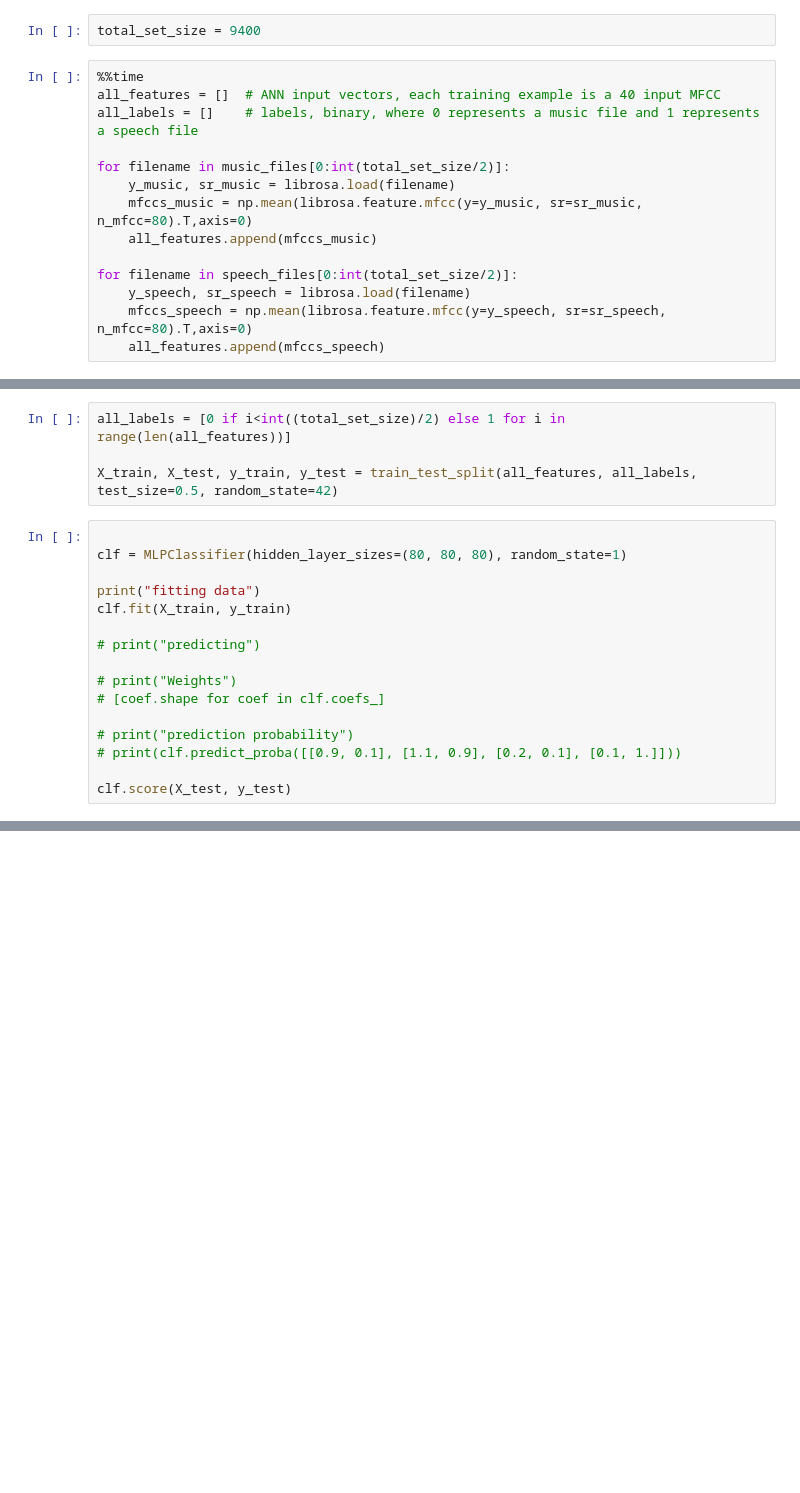
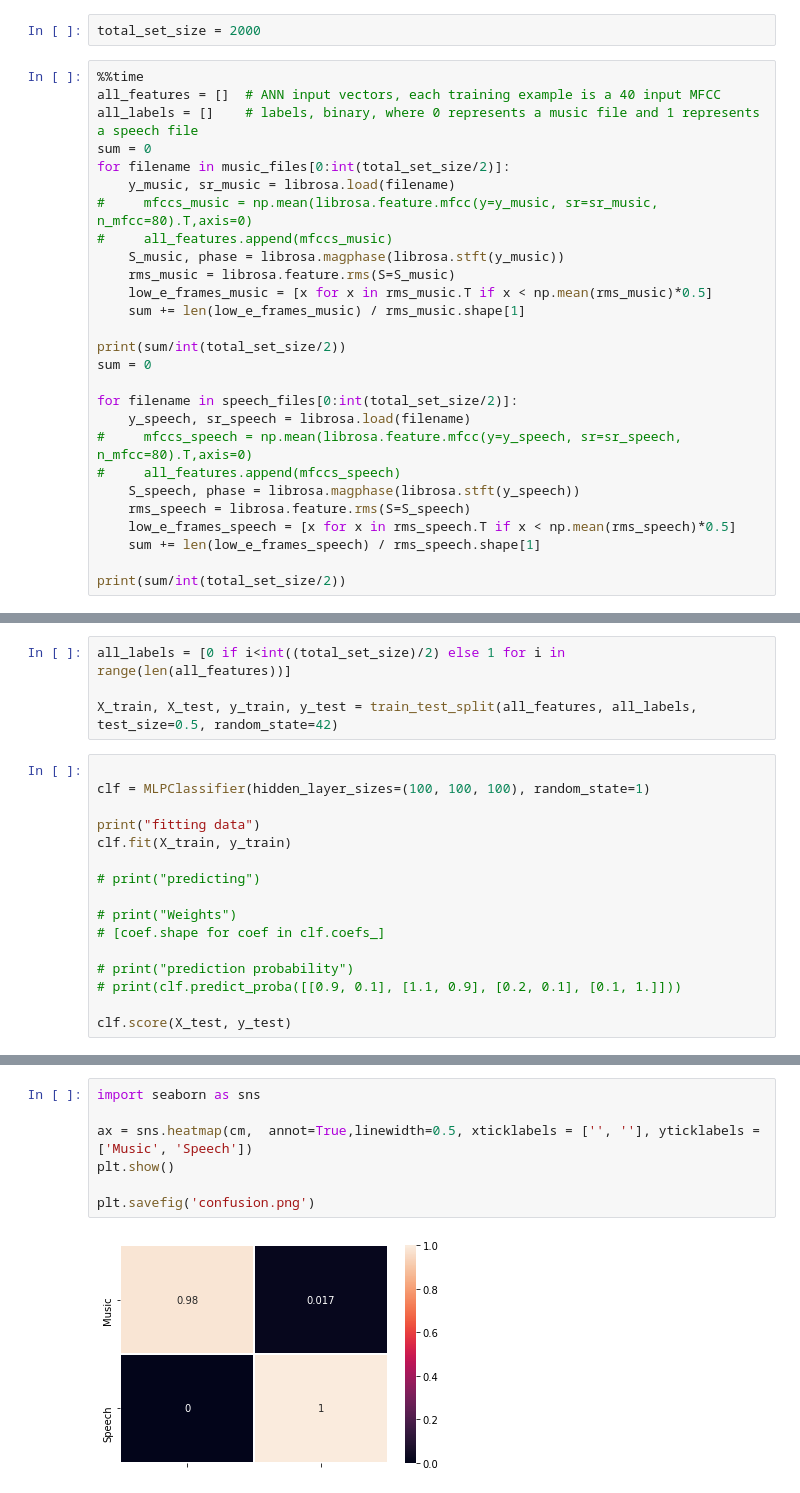
Before and after one commit to Lawrence-Godfrey/Music-Speech-Classification, a Jupyter notebook: SMClassification.ipynb, the cells around one changed output, grey strips where cells are left out. Cells and saved outputs as stored; diff of their text form; blank space fills up the shorter version.

```diff
--- a/SMClassification.ipynb
+++ b/SMClassification.ipynb
@@ -258,18 +270,31 @@ print(len(speech_files))
 # %% [markdown]
 #### Extract MFCCs from every file
 # %%
-total_set_size = 9400
+total_set_size = 2000
 # %%
 %%time
 all_features = []  # ANN input vectors, each training example is a 40 input MFCC
 all_labels = []    # labels, binary, where 0 represents a music file and 1 represents a speech file
-
+sum = 0
 for filename in music_files[0:int(total_set_size/2)]:
     y_music, sr_music = librosa.load(filename)
-    mfccs_music = np.mean(librosa.feature.mfcc(y=y_music, sr=sr_music, n_mfcc=80).T,axis=0)
-    all_features.append(mfccs_music)
+#     mfccs_music = np.mean(librosa.feature.mfcc(y=y_music, sr=sr_music, n_mfcc=80).T,axis=0)
+#     all_features.append(mfccs_music)
+    S_music, phase = librosa.magphase(librosa.stft(y_music))
+    rms_music = librosa.feature.rms(S=S_music)
+    low_e_frames_music = [x for x in rms_music.T if x < np.mean(rms_music)*0.5]
+    sum += len(low_e_frames_music) / rms_music.shape[1]
+
+print(sum/int(total_set_size/2))
+sum = 0
 
 for filename in speech_files[0:int(total_set_size/2)]:
     y_speech, sr_speech = librosa.load(filename)
-    mfccs_speech = np.mean(librosa.feature.mfcc(y=y_speech, sr=sr_speech, n_mfcc=80).T,axis=0)
-    all_features.append(mfccs_speech)
+#     mfccs_speech = np.mean(librosa.feature.mfcc(y=y_speech, sr=sr_speech, n_mfcc=80).T,axis=0)
+#     all_features.append(mfccs_speech)
+    S_speech, phase = librosa.magphase(librosa.stft(y_speech))
+    rms_speech = librosa.feature.rms(S=S_speech)
+    low_e_frames_speech = [x for x in rms_speech.T if x < np.mean(rms_speech)*0.5]
+    sum += len(low_e_frames_speech) / rms_speech.shape[1]
+
+print(sum/int(total_set_size/2))
@@ -281,7 +311,7 @@ all_labels = [0 if i<int((total_set_size)/2) else 1 for i in range(len(all_featu
 X_train, X_test, y_train, y_test = train_test_split(all_features, all_labels, test_size=0.5, random_state=42)
 # %%
 
-clf = MLPClassifier(hidden_layer_sizes=(80, 80, 80), random_state=1)
+clf = MLPClassifier(hidden_layer_sizes=(100, 100, 100), random_state=1)
 
 print("fitting data")
 clf.fit(X_train, y_train)
@@ -326,0 +348,9 @@ When testing on a noisy speech file, our model incorrectly predicts it as a musi
+# %%
+import seaborn as sns
+
+ax = sns.heatmap(cm,  annot=True,linewidth=0.5, xticklabels = ['', ''], yticklabels = ['Music', 'Speech'])
+plt.show()
+
+plt.savefig('confusion.png')
+# %% [output]
+[figure, added]
```
Also changed, not shown: parts of 32 cells of this notebook.
